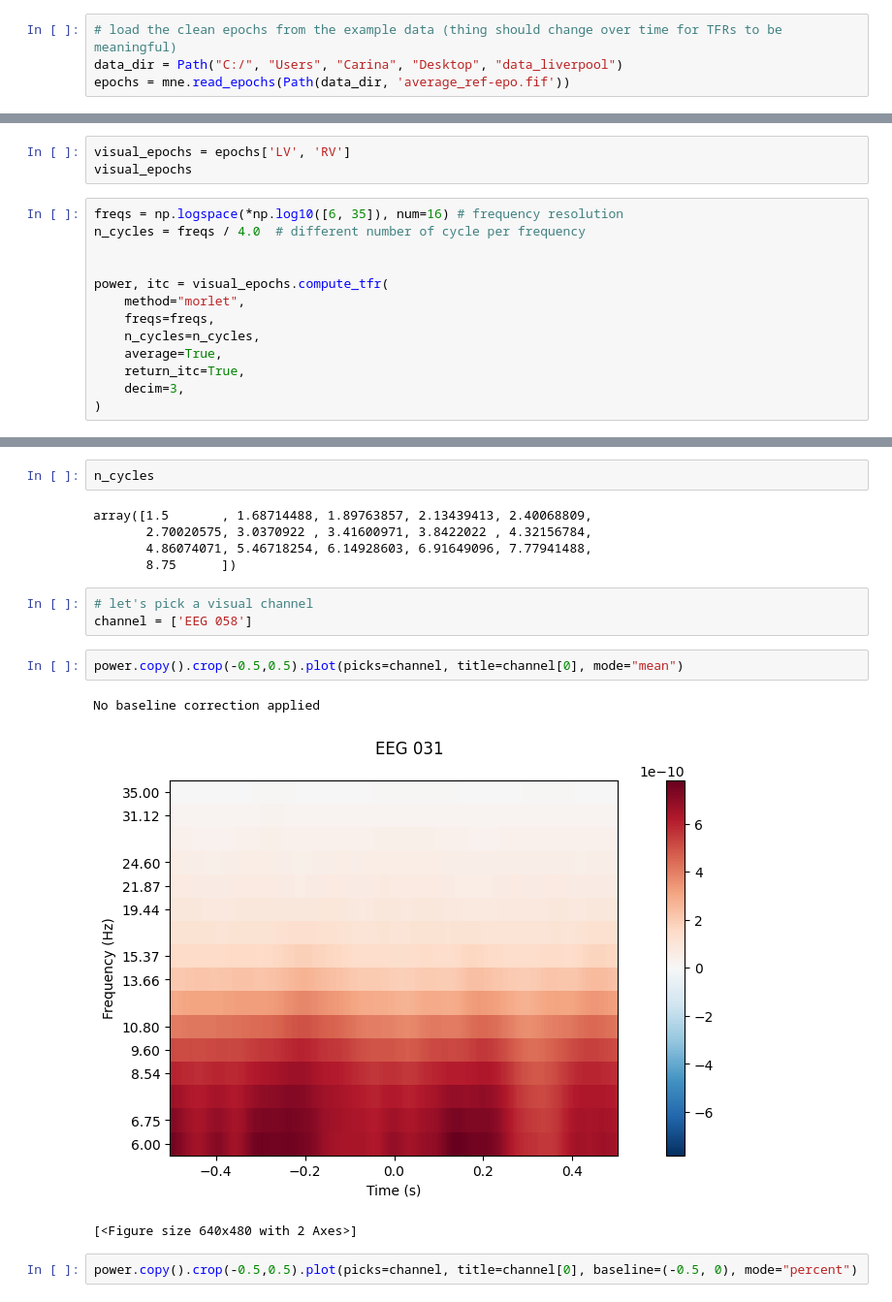
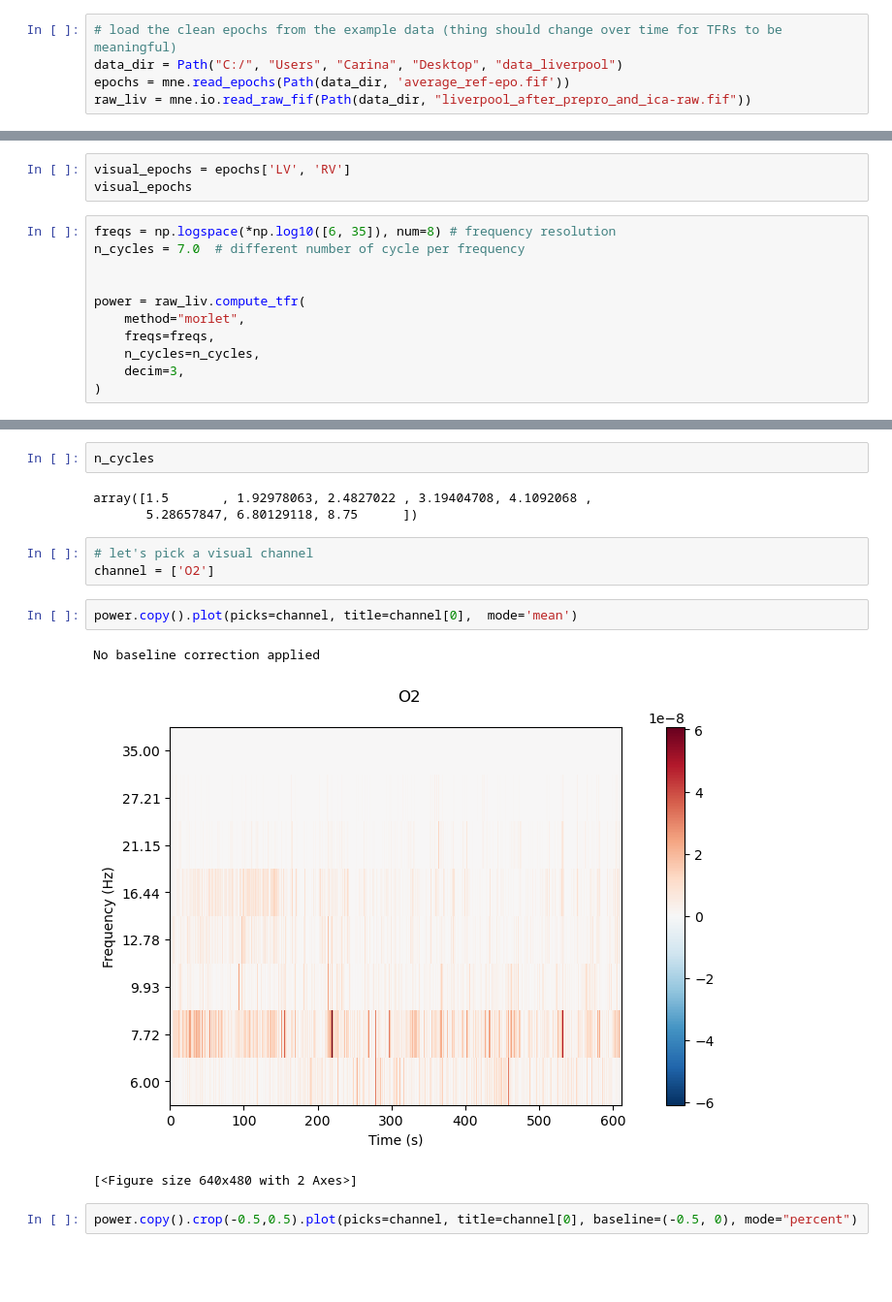
Before and after one commit to CarinaFo/MNE_workshop_liverpool_2024, a Jupyter notebook: notebooks/4_time_frequency_analysis.ipynb, the cells around one changed output, grey strips where cells are left out. Shown at 97% size. Drawn from its saved outputs; the diff is of its cells as text; blank space fills up the shorter version.

Commit message:
added liverpool data

```diff
--- a/notebooks/4_time_frequency_analysis.ipynb
+++ b/notebooks/4_time_frequency_analysis.ipynb
@@ -109,3 +109,4 @@ Determine the individual peaks from the PSD and plot the peaks
 # load the clean epochs from the example data (thing should change over time for TFRs to be meaningful)
 data_dir = Path("C:/", "Users", "Carina", "Desktop", "data_liverpool")
 epochs = mne.read_epochs(Path(data_dir, 'average_ref-epo.fif'))
+raw_liv = mne.io.read_raw_fif(Path(data_dir, "liverpool_after_prepro_and_ica-raw.fif"))
@@ -115,16 +128,14 @@ Let's extract only epochs that contained a visual stimulus
 visual_epochs = epochs['LV', 'RV']
 visual_epochs
 # %%
-freqs = np.logspace(*np.log10([6, 35]), num=16) # frequency resolution
-n_cycles = freqs / 4.0  # different number of cycle per frequency
+freqs = np.logspace(*np.log10([6, 35]), num=8) # frequency resolution
+n_cycles = 7.0  # different number of cycle per frequency
 
 
-power, itc = visual_epochs.compute_tfr(
+power = raw_liv.compute_tfr(
     method="morlet",
     freqs=freqs,
     n_cycles=n_cycles,
-    average=True,
-    return_itc=True,
     decim=3,
 )
 # %% [output]
@@ -139,18 +148,16 @@ array([ 6.        ,  6.74857953,  7.59055427,  8.53757652,  9.60275235,
 # %%
 n_cycles
 # %% [output]
-array([1.5       , 1.68714488, 1.89763857, 2.13439413, 2.40068809,
-       2.70020575, 3.0370922 , 3.41600971, 3.8422022 , 4.32156784,
-       4.86074071, 5.46718254, 6.14928603, 6.91649096, 7.77941488,
-       8.75      ])
+array([1.5       , 1.92978063, 2.4827022 , 3.19404708, 4.1092068 ,
+       5.28657847, 6.80129118, 8.75      ])
 # %%
 # let's pick a visual channel
-channel = ['EEG 058']
+channel = ['O2']
 # %%
-power.copy().crop(-0.5,0.5).plot(picks=channel, title=channel[0], mode="mean")
+power.copy().plot(picks=channel, title=channel[0],  mode='mean')
 # %% [output]
 No baseline correction applied
-[figure, old version]
+[figure, new version]
 [<Figure size 640x480 with 2 Axes>]
 # %%
 power.copy().crop(-0.5,0.5).plot(picks=channel, title=channel[0], baseline=(-0.5, 0), mode="percent")
```
Also changed, not shown: parts of 3 cells of this notebook.
